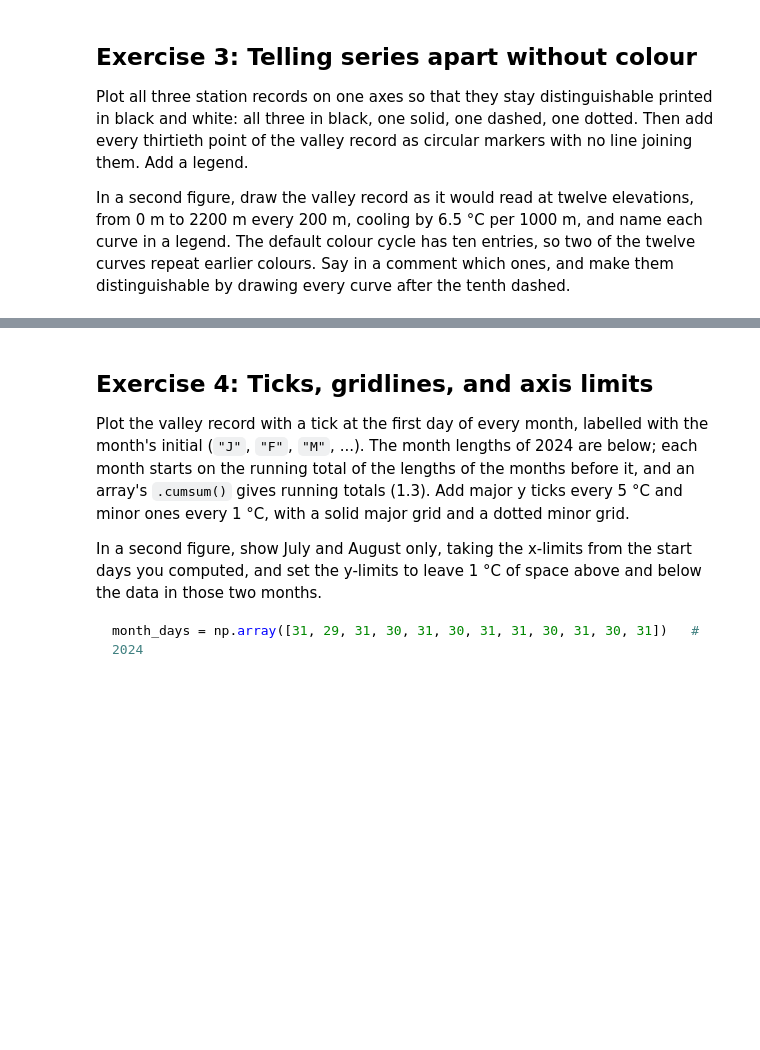
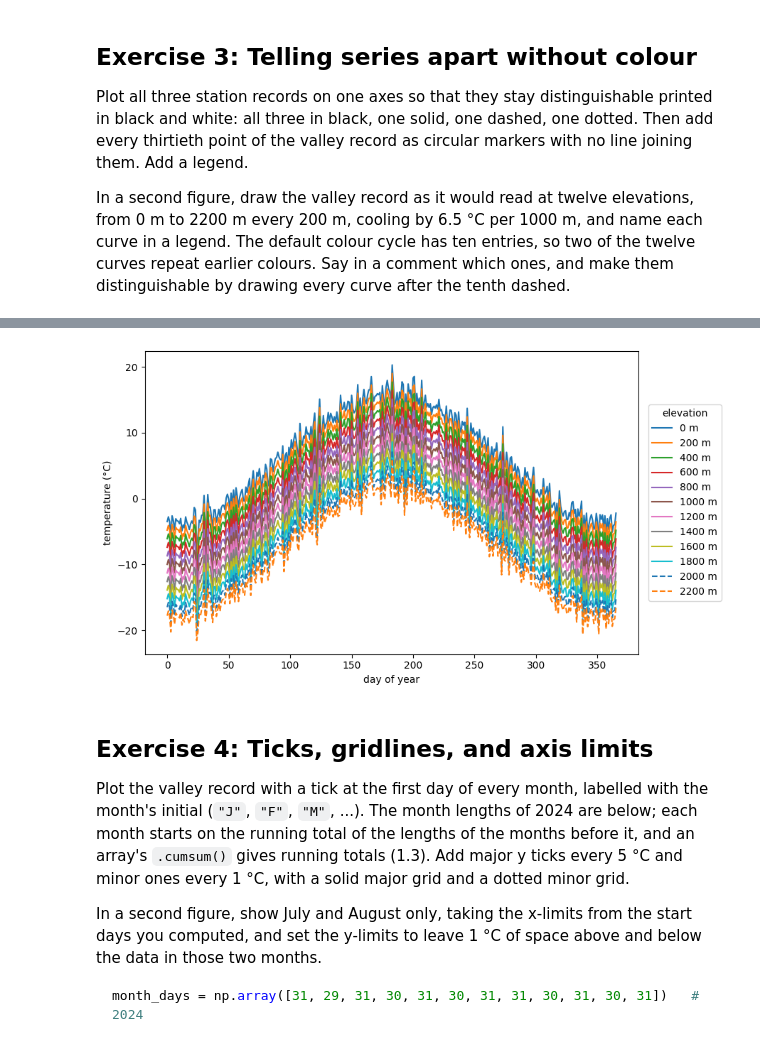
Before and after one commit to kara04y/2026_Intro_Python, a Jupyter notebook: live/part-I/1.4-matplotlib-and-xarray-exercises.ipynb, the cells around one changed output, grey strips where cells are left out. Cells and saved outputs as stored; diff of their text form; code cells hidden in the pictures; blank space fills up the shorter version.

```diff
--- a/live/part-I/1.4-matplotlib-and-xarray-exercises.ipynb
+++ b/live/part-I/1.4-matplotlib-and-xarray-exercises.ipynb
@@ -86,3 +111,20 @@ which ones, and make them distinguishable by drawing every curve after the tenth
+# %%
+elevations_m = np.arange(0, 2201, 200)        # 0, 200, ..., 2200 -> 12 values
+
+fig2, ax2 = plt.subplots(figsize=(9, 5))
+
+for i, elev in enumerate(elevations_m):
+    temp = valley_celsius - 6.5 * elev / 1000      # 6.5 °C cooler per 1000 m
+    style = "-" if i < 10 else "--"                # curves after the tenth are dashed
+    ax2.plot(days, temp, linestyle=style, label=f"{elev} m")
+
+ax2.set_xlabel("day of year")
+ax2.set_ylabel("temperature (°C)")
+ax2.legend(title="elevation", loc="center left", bbox_to_anchor=(1.01, 0.5))  # outside the axes
+fig2.tight_layout()
+plt.show()
+# %% [output]
+[figure, added]
 # %% [markdown]
 ## Exercise 4: Ticks, gridlines, and axis limits
 
```
Also changed, not shown: parts of 14 cells of this notebook.
